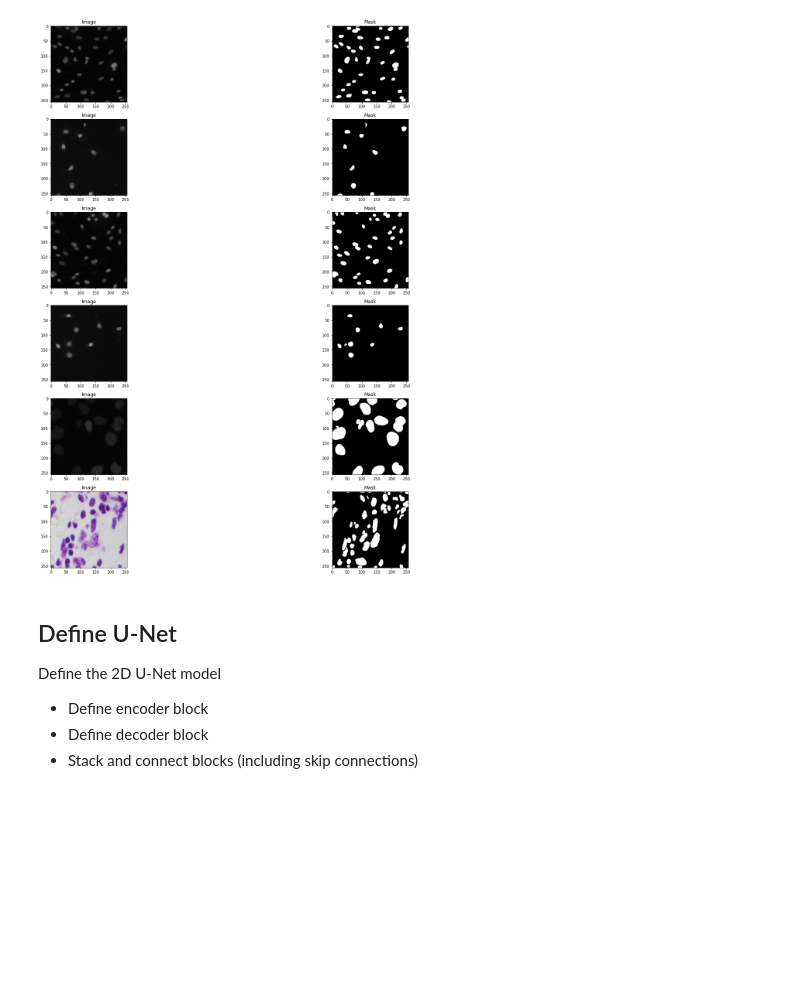
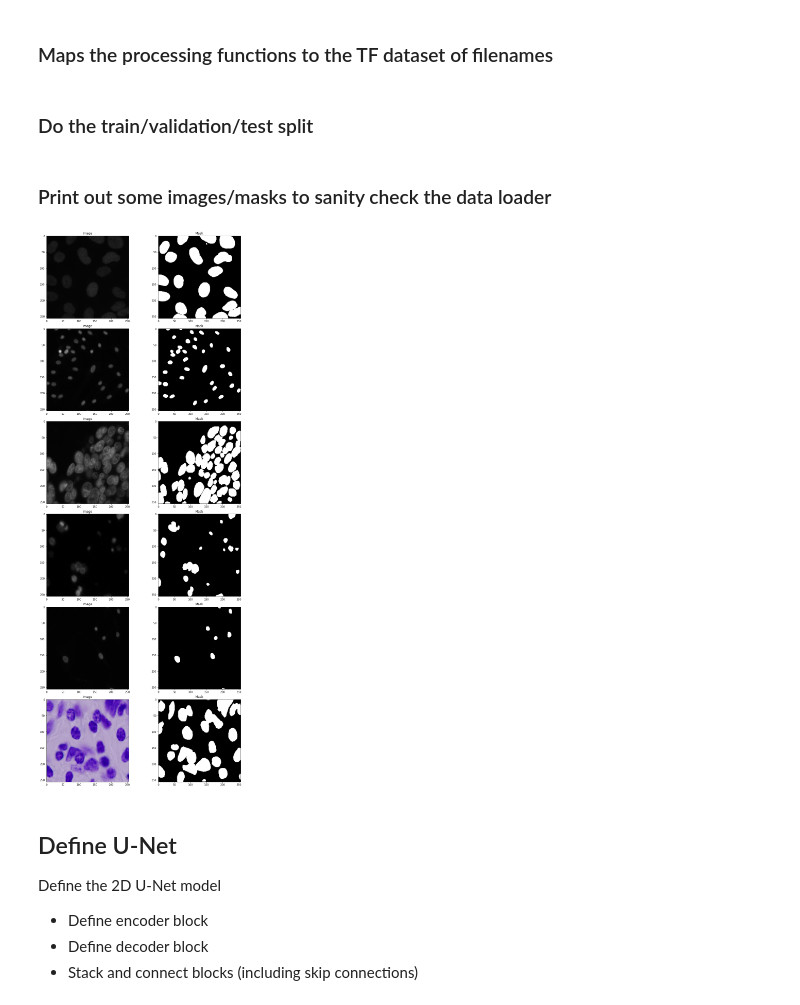
Before and after one commit to tonyreina/unet-broad-nuclei, a Jupyter notebook: nuclei_segmentation_2d_unet.ipynb, the cells around one changed output. Saved outputs shown, nothing was run; the diff lists cells and outputs as text; code cells hidden in the pictures; blank space fills up the shorter version.

```diff
--- a/nuclei_segmentation_2d_unet.ipynb
+++ b/nuclei_segmentation_2d_unet.ipynb
@@ -99,6 +144,9 @@ def process_image(filename):
     return img
 # %%
 def process_mask(filename):
+    """
+    Grab the png masks
+    """
 
     mask_io = tf.io.read_file(filename)
     mask = tf.io.decode_png(mask_io, channels=1)  # Grayscale
@@ -107,70 +174,83 @@ def process_mask(filename):
 # %%
 def process_path(img_filename):
+    """
+    Start with filenames, load the images/masks, and output them one at a time.
+    """
 
     # Load the raw image from the file as a string
     image = process_image(img_filename)
 
+    # This is just some logic to figure out the name of the associated mask.
+    # We know from the dataset that the masks are in the `masks` subdirectory
+    # next to the `images` directory.
     # RegEx to replace /images/*.png with /masks
     mask_directory = tf.strings.regex_replace(
         img_filename, "images/(.+).png", "masks/*.png"
     )
     mask_filenames = tf.io.matching_files(mask_directory)
 
-    mask = process_mask(img_filename)
-
     """
     TODO: Can't figure out how to create the tf.zeros with the image shape
     """
-    img_height = 256
-    img_width = 256
-    pixel_scale_factor = 255   # Normalize images and masks to pixel values (0,1)
+    # There's a mask per cell in this dataset.
+    # To make things simpler, let's just combine the masks into one mask.
 
     for filename in mask_filenames:
-        mask = process_mask(filename)
+        tmp_mask = process_mask(filename)
+        mask = tmp_mask - tmp_mask
         break
 
     for filename in mask_filenames:
         mask += process_mask(filename)
 
-    image = tf.image.resize(image / pixel_scale_factor, [img_height,img_width])
-    mask = tf.image.resize(mask / pixel_scale_factor, [img_height,img_width])
+    image, mask = resize_and_normalize(image, mask, img_height=256, img_width=256)
 
     return image, mask
+# %% [markdown]
+### Maps the processing functions to the TF dataset of filenames
 # %%
-ds = ds.map(process_path, num_parallel_calls=tf.data.AUTOTUNE)
+ds = ds_all.map(process_path, num_parallel_calls=tf.data.AUTOTUNE)
+# %% [markdown]
+### Do the train/validation/test split
 # %%
-train_split = 0.80
-val_split = 0.50
+train_split = 0.80  # 80/20 train split
+val_split = 0.50  # 50/50 validation/test split
+
+# Shuffle the dataset before cutting into pieces
+ds = ds.shuffle(64)
 
 train_length = int(train_split * len(ds))
 train_ds = ds.take(train_length)
 
+# Remaining files will be validation/test dataset
 remain_ds = ds.skip(train_length)
 val_length = int(val_split * len(remain_ds))
 val_ds = remain_ds.take(val_length)
 test_ds = remain_ds.skip(val_length)
+# %% [markdown]
+### Print out some images/masks to sanity check the data loader
 # %%
-N = 6
+num_examples = 6
 idx = 0
 
-fig = plt.figure(figsize=(20, 20), constrained_layout=True)
-gs = GridSpec(N, 2, figure=fig)
+fig = plt.figure(figsize=(12, 30), constrained_layout=True)
+gs = GridSpec(num_examples, 2, figure=fig)
 axs = []
 
-for image, mask in train_ds.shuffle(30).take(N):
+for image, mask in train_ds.shuffle(30).take(num_examples):
 
     axs.append(fig.add_subplot(gs[idx]))
     axs[-1].imshow(image.numpy())
     # print("Image shape: ", image.numpy().shape)
     plt.title("Image")
 
     axs.append(fig.add_subplot(gs[idx + 1]))
     axs[-1].imshow(mask.numpy()[:,:,0], cmap="gray")
     plt.title("Mask")
 
     idx += 2
 # %% [output]
-[figure, old version]
+[figure, new version]
 # %% [markdown]
 ## Define U-Net
 
```
Also changed, not shown: parts of 26 cells of this notebook.
